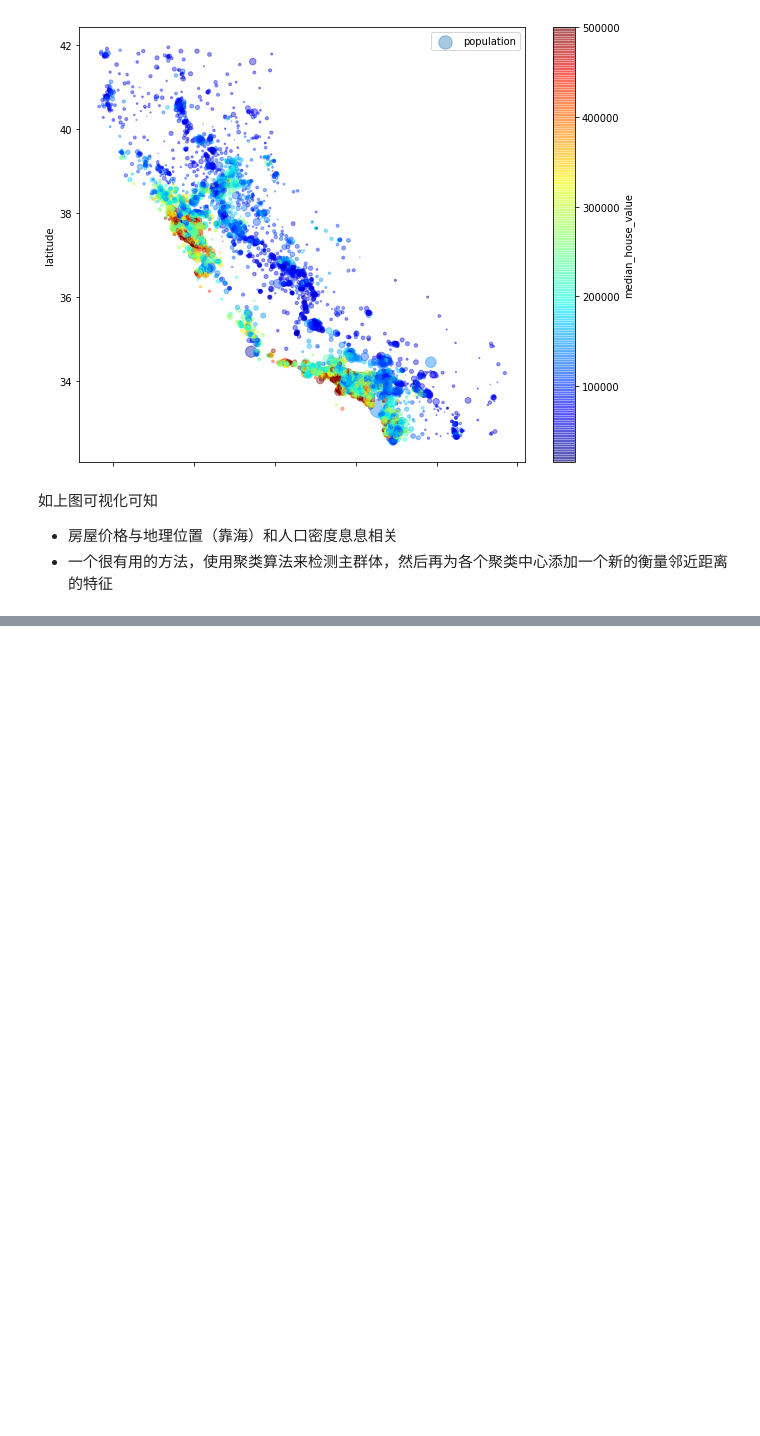
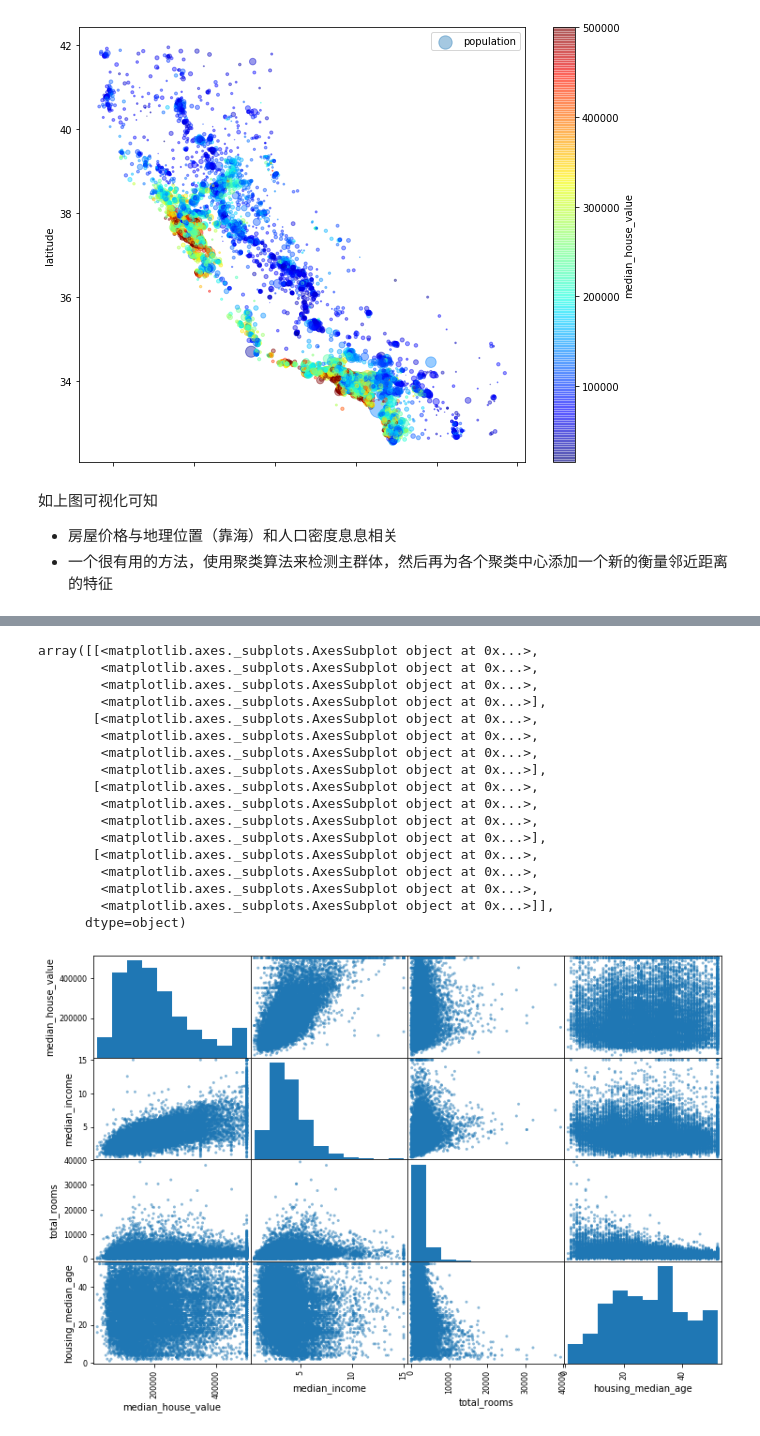
Before and after one commit to 2694048168/MachineLearning, a Jupyter notebook: forecast_house_prices.ipynb, the cells around one changed output, grey strips where cells are left out. Saved outputs shown, nothing was run; the diff lists cells and outputs as text; code cells hidden in the pictures; blank space fills up the shorter version.

```diff
--- a/forecast_house_prices.ipynb
+++ b/forecast_house_prices.ipynb
@@ -326,0 +367,27 @@ plt.legend()
+# %%
+# the other method to detect the correlation :
+# using the function scatter_matrix of pandas , plot the correlation between the numeral attribute
+from pandas.plotting import scatter_matrix
+
+attributes = ["median_house_value", "median_income", "total_rooms", "housing_median_age"]
+
+scatter_matrix(housing[attributes], figsize=(12, 8))
+# %% [output]
+array([[<matplotlib.axes._subplots.AxesSubplot object at 0x...>,
+        <matplotlib.axes._subplots.AxesSubplot object at 0x...>,
+        <matplotlib.axes._subplots.AxesSubplot object at 0x...>,
+        <matplotlib.axes._subplots.AxesSubplot object at 0x...>],
+       [<matplotlib.axes._subplots.AxesSubplot object at 0x...>,
+        <matplotlib.axes._subplots.AxesSubplot object at 0x...>,
+        <matplotlib.axes._subplots.AxesSubplot object at 0x...>,
+        <matplotlib.axes._subplots.AxesSubplot object at 0x...>],
+       [<matplotlib.axes._subplots.AxesSubplot object at 0x...>,
+        <matplotlib.axes._subplots.AxesSubplot object at 0x...>,
+        <matplotlib.axes._subplots.AxesSubplot object at 0x...>,
+        <matplotlib.axes._subplots.AxesSubplot object at 0x...>],
+       [<matplotlib.axes._subplots.AxesSubplot object at 0x...>,
+        <matplotlib.axes._subplots.AxesSubplot object at 0x...>,
+        <matplotlib.axes._subplots.AxesSubplot object at 0x...>,
+        <matplotlib.axes._subplots.AxesSubplot object at 0x...>]],
+      dtype=object)
+[figure, added]
```
Also changed, not shown: parts of 44 cells of this notebook.
